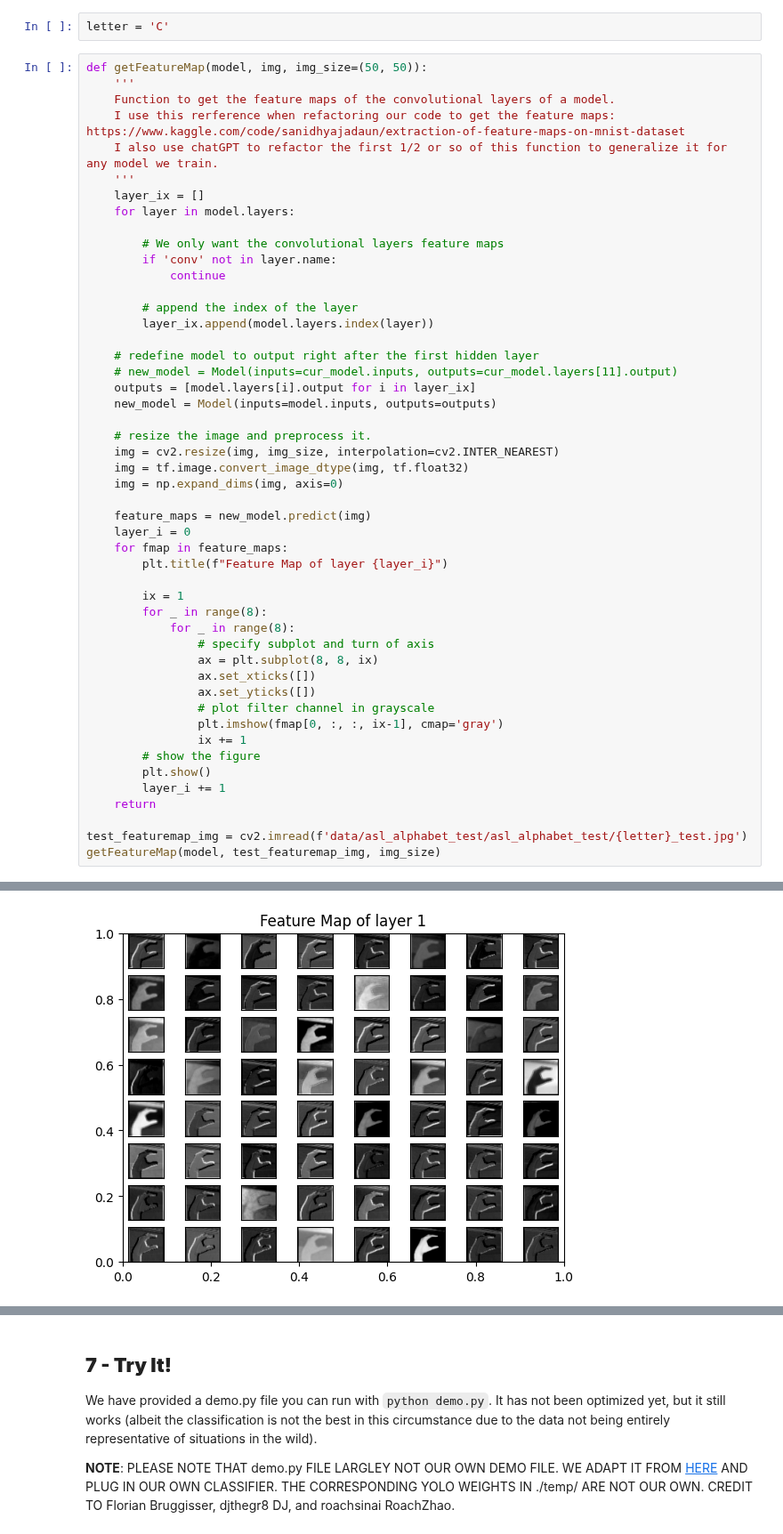
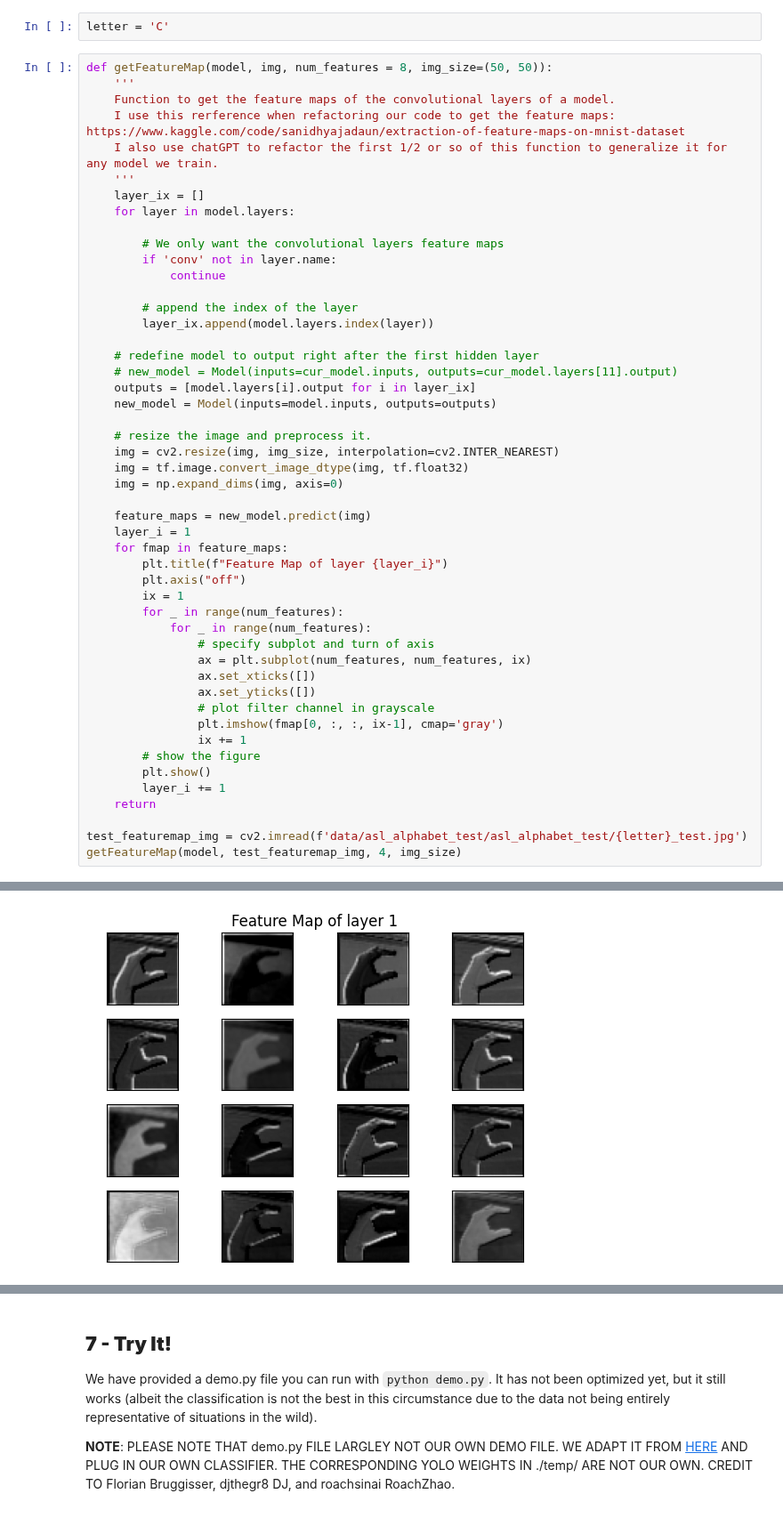
Before and after one commit to Joeshmoe03/ASL-classification, a Jupyter notebook: end_to_end.ipynb, the cells around one changed output, grey strips where cells are left out. Shown at 89% size. Drawn from its saved outputs; the diff is of its cells as text.

Commit message:
Added more visualizations

```diff
--- a/end_to_end.ipynb
+++ b/end_to_end.ipynb
@@ -788,7 +788,7 @@ Why is feature mapping important?
 # %%
 letter = 'C'
 # %%
-def getFeatureMap(model, img, img_size=(50, 50)):
+def getFeatureMap(model, img, num_features = 8, img_size=(50, 50)):
     '''
     Function to get the feature maps of the convolutional layers of a model.
     I use this rerference when refactoring our code to get the feature maps: https://www.kaggle.com/code/sanidhyajadaun/extraction-of-feature-maps-on-mnist-dataset
@@ -815,15 +815,15 @@ def getFeatureMap(model, img, img_size=(50, 50)):
     img = np.expand_dims(img, axis=0)
 
     feature_maps = new_model.predict(img)
-    layer_i = 0
+    layer_i = 1
     for fmap in feature_maps:
         plt.title(f"Feature Map of layer {layer_i}")
-
+        plt.axis("off")
         ix = 1
-        for _ in range(8):
-            for _ in range(8):
+        for _ in range(num_features):
+            for _ in range(num_features):
                 # specify subplot and turn of axis
-                ax = plt.subplot(8, 8, ix)
+                ax = plt.subplot(num_features, num_features, ix)
                 ax.set_xticks([])
                 ax.set_yticks([])
                 # plot filter channel in grayscale
@@ -835,5 +835,5 @@ def getFeatureMap(model, img, img_size=(50, 50)):
     return
 
 test_featuremap_img = cv2.imread(f'data/asl_alphabet_test/asl_alphabet_test/{letter}_test.jpg')
-getFeatureMap(model, test_featuremap_img, img_size)
+getFeatureMap(model, test_featuremap_img, 4, img_size)
 # %% [output]
@@ -842 +842 @@ getFeatureMap(model, test_featuremap_img, img_size)
-[figure, old version]
+[figure, new version]
```
Also changed, not shown: parts of 2 cells of this notebook, 2 other files.
